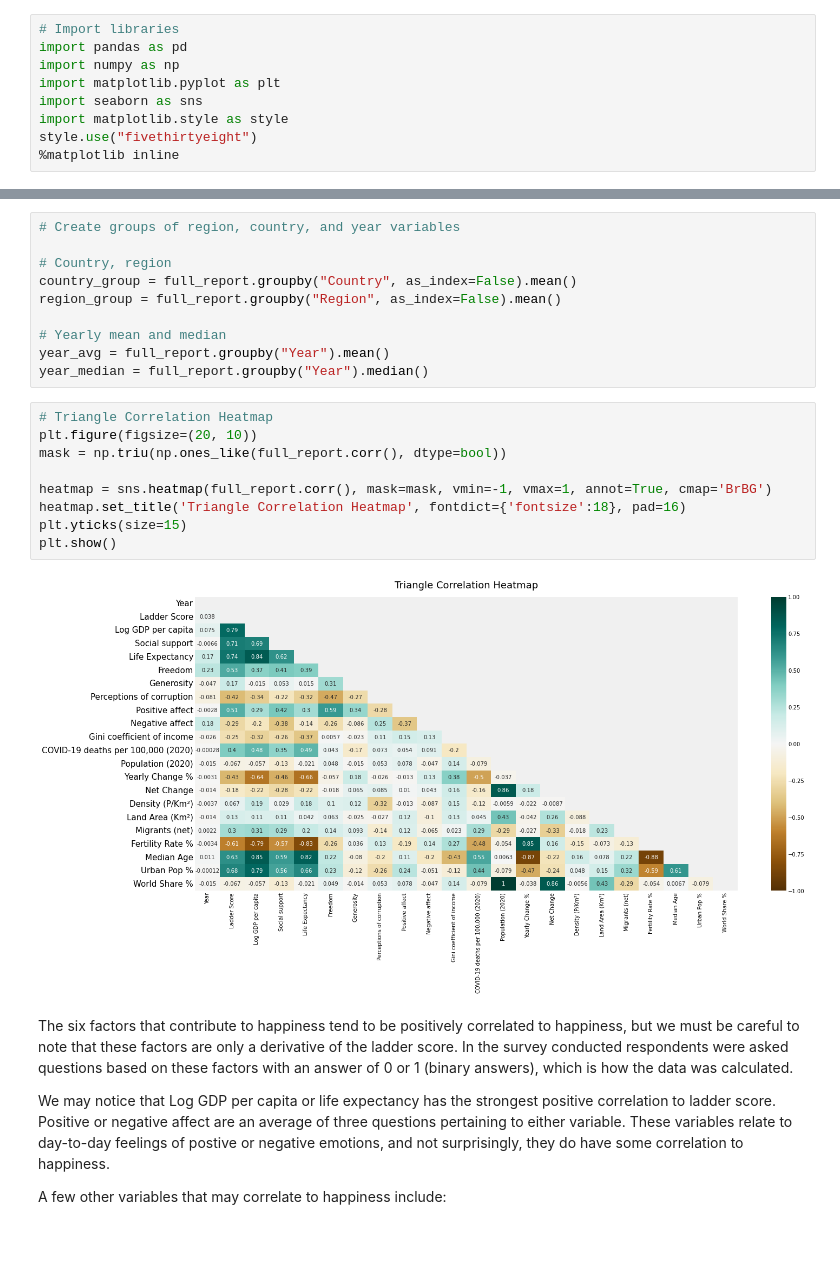
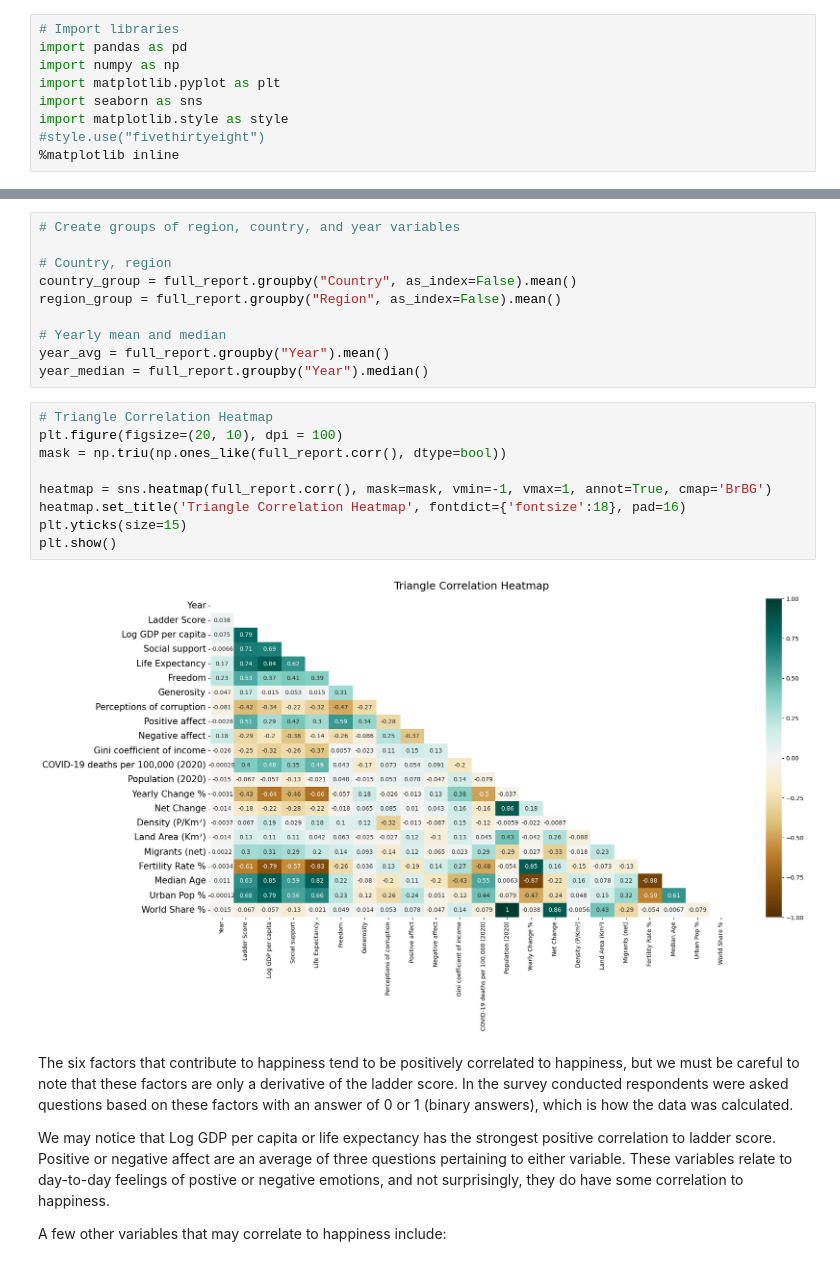
Before and after one commit to paul-trood/Portfolio-World_Happiness_Report, a Jupyter notebook: world_happiness.ipynb, the cells around one changed output, grey strips where cells are left out. Saved outputs shown, nothing was run; the diff lists cells and outputs as text; blank space fills up the shorter version.

```diff
--- a/world_happiness.ipynb
+++ b/world_happiness.ipynb
@@ -43,7 +43,7 @@ import numpy as np
 import matplotlib.pyplot as plt
 import seaborn as sns
 import matplotlib.style as style
-style.use("fivethirtyeight")
+#style.use("fivethirtyeight")
 %matplotlib inline
 # %%
 # Load-in datasets
@@ -763,15 +763,15 @@ year_avg = full_report.groupby("Year").mean()
 year_median = full_report.groupby("Year").median()
 # %%
 # Triangle Correlation Heatmap
-plt.figure(figsize=(20, 10))
+plt.figure(figsize=(20, 10), dpi = 100)
 mask = np.triu(np.ones_like(full_report.corr(), dtype=bool))
 
 heatmap = sns.heatmap(full_report.corr(), mask=mask, vmin=-1, vmax=1, annot=True, cmap='BrBG')
 heatmap.set_title('Triangle Correlation Heatmap', fontdict={'fontsize':18}, pad=16)
 plt.yticks(size=15)
 plt.show()
 # %% [output]
-[figure, old version]
+[figure, new version]
 # %% [markdown]
 The six factors that contribute to happiness tend to be positively correlated to happiness, but we must be careful to note that these factors are only a derivative of the ladder score. In the survey conducted respondents were asked questions based on these factors with an answer of 0 or 1 (binary answers), which is how the data was calculated.
 
```
Also changed, not shown: parts of 45 cells of this notebook.
